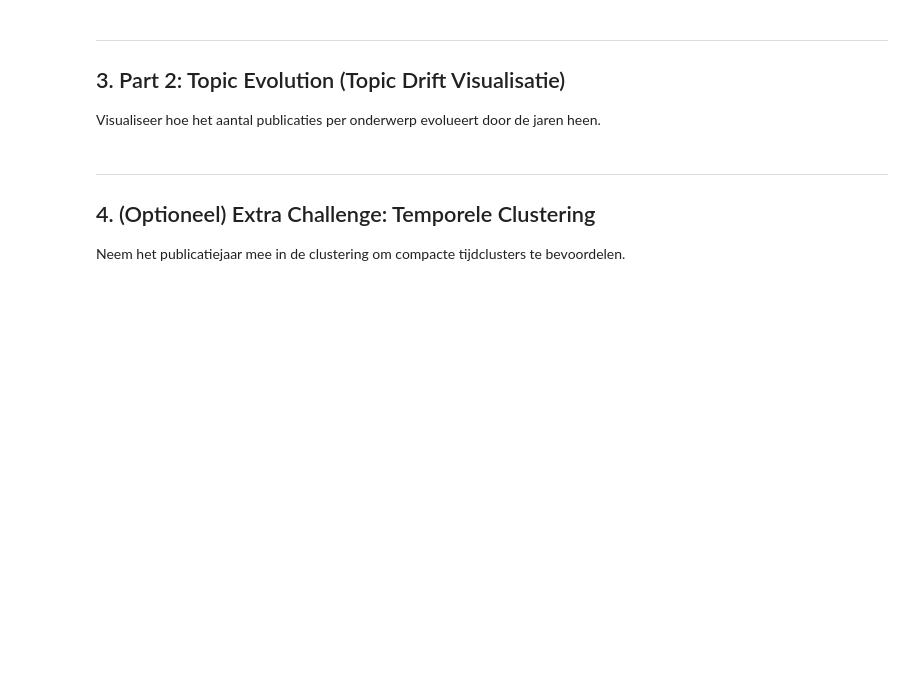
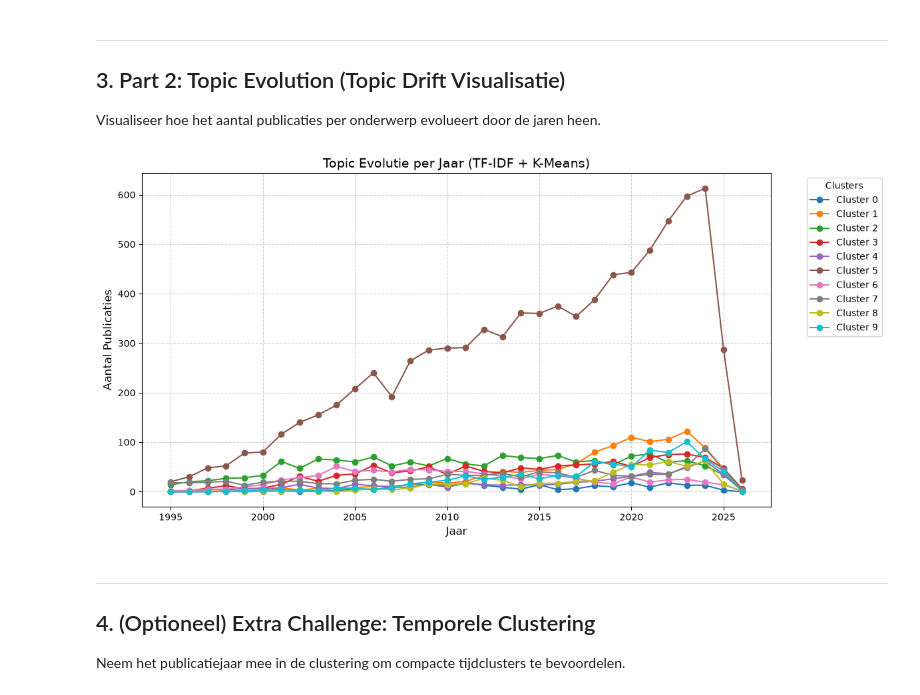
Before and after one commit to MilanM-2262576/Big_Data_2026-2027_Assignment1, a Jupyter notebook: opdracht_2/Topic_Drift.ipynb, the cells around one changed output. Drawn from its saved outputs; the diff is of its cells as text; code cells hidden in the pictures; blank space fills up the shorter version.

```diff
--- a/opdracht_2/Topic_Drift.ipynb
+++ b/opdracht_2/Topic_Drift.ipynb
@@ -112,17 +85,17 @@ tfidf_matrix = tfidf_vectorizer.fit_transform(df["title"]) # zet de titels om in
 # %% [markdown]
 #### B Clustering met K-Means
 # %%
-num_clusters = 10  # Experimenteer met verschillende waarden!
+num_clusters = 10  # verdeel publications in xxx verschillende topics/clusters
 kmeans = KMeans(n_clusters=num_clusters, random_state=42)
-df["kmeans_cluster"] = kmeans.fit_predict(tfidf_matrix)
+df['cluster_tfidf'] = kmeans.fit_predict(tfidf_matrix)
 # %% [markdown]
 #### C Topicbeschrijving per cluster afleiden
 # %%
-feature_names = np.array(tfidf_vectorizer.get_feature_names_out())
-order_centroids = kmeans.cluster_centers_.argsort()[:, ::-1]
+feature_names = np.array(tfidf_vectorizer.get_feature_names_out()) #haalt lijst op van unieke woorden en n-grams die TF-IDF heeft gebruikt
+order_centroids = kmeans.cluster_centers_.argsort()[:, ::-1] #rangschikt de TF-IDF scores van hoog naar laag
 
-print("=== TF-IDF + K-Means Topics ===")
+print("=== Topics ===")
 for i in range(num_clusters):
-    top_words = feature_names[order_centroids[i, :10]]
+    top_words = feature_names[order_centroids[i, :7]]
     print(f"Cluster {i}: {', '.join(top_words)}")
 # %% [output]
@@ -140,7 +113,7 @@ Cluster 9: time series, series, time, multivariate time series, multivariate tim
 # %% [markdown]
 ### 2.2 Text Embedding Benadering (BERTopic)
 # %%
-topic_model = BERTopic(language="english", calculate_probabilities=False)
-topics, probs = topic_model.fit_transform(df["title"])
+topic_model = BERTopic(language="english", calculate_probabilities=False, verbose=True)
+topics, _ = topic_model.fit_transform(df['title'])
 
 df["bertopic_cluster"] = topics
@@ -151,3 +153,26 @@ print(topic_info.head(10)) # toon de belangrijkste gevonden topics
 ---
 ## 3. Part 2: Topic Evolution (Topic Drift Visualisatie)
 Visualiseer hoe het aantal publicaties per onderwerp evolueert door de jaren heen.
+# %%
+import matplotlib.pyplot as plt
+
+# 1. Groepeer de data per jaar en per cluster, en tel het aantal artikelen
+df_evolution_kmeans = df.groupby(['year', 'cluster_tfidf']).size().unstack(fill_value=0)
+
+# 2. Geef de kolommen nette namen
+df_evolution_kmeans.columns = [f"Cluster {i}" for i in df_evolution_kmeans.columns]
+
+# 3. Visualisatie met Matplotlib
+plt.figure(figsize=(12, 6))
+for column in df_evolution_kmeans.columns:
+    plt.plot(df_evolution_kmeans.index, df_evolution_kmeans[column], marker='o', label=column)
+
+plt.title("Topic Evolutie per Jaar (TF-IDF + K-Means)", fontsize=14)
+plt.xlabel("Jaar", fontsize=12)
+plt.ylabel("Aantal Publicaties", fontsize=12)
+plt.grid(True, linestyle="--", alpha=0.6)
+plt.legend(title="Clusters", bbox_to_anchor=(1.05, 1), loc='upper left')
+plt.tight_layout()
+plt.show()
+# %% [output]
+[figure, added]
```
Also changed, not shown: parts of 10 cells of this notebook.
